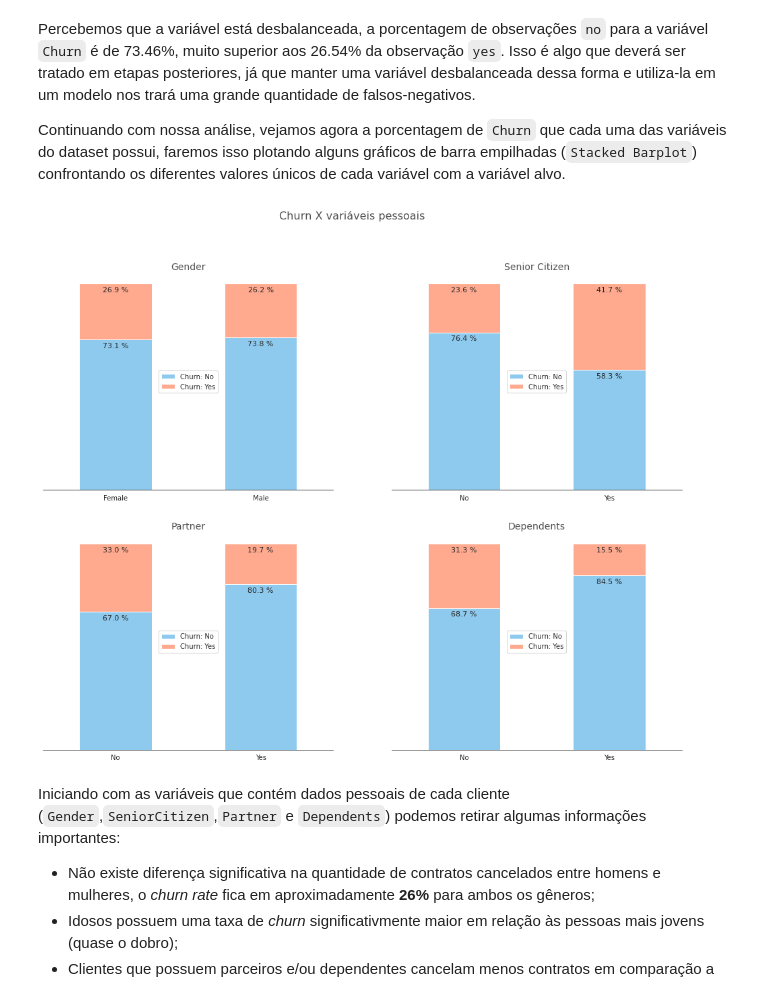
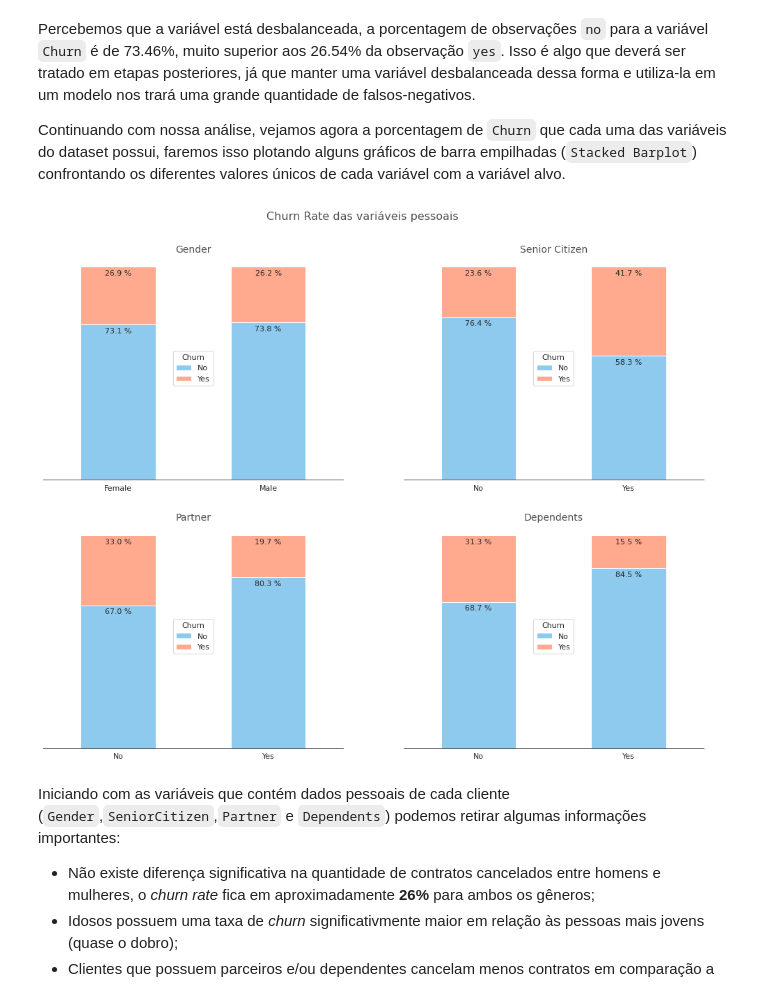
Before and after one commit to LuisCSGuimaraes/ChurnPrediction, a Jupyter notebook: Notebook/Churn Prediction.ipynb, the cells around one changed output. Cells and saved outputs as stored; diff of their text form; code cells hidden in the pictures.

```diff
--- a/Notebook/Churn Prediction.ipynb
+++ b/Notebook/Churn Prediction.ipynb
@@ -452,7 +452,7 @@ df_dependents = pd.crosstab(index = df_clean.Dependents,
 
 #Criando a figura
 fig, ax = plt.subplots(figsize=(17, 13), ncols=2, nrows=2)
-st = fig.suptitle("Churn X variáveis pessoais", fontsize="16", color=cinza_texto)
+st = fig.suptitle("Churn Rate das variáveis pessoais", fontsize="16", color=cinza_texto, y=.95)
 
 #Plotando
 ax1=df_gender.plot(kind='bar',
@@ -499,8 +499,9 @@ ax1.set_title("Gender",
 ax1.set_xlabel(None)
 ax1.set_ylabel(None)
 ax1.set_yticklabels([])
-ax1.legend(['Churn: No','Churn: Yes'],
-           loc="center")
+ax1.legend(['No','Yes'],
+           loc="center",
+           title="Churn")
 ax1.tick_params(rotation='auto')
 
 ax2.set_title("Senior Citizen",
@@ -510,8 +511,9 @@ ax2.set_xticklabels(['No','Yes'])
 ax2.set_xlabel(None)
 ax2.set_ylabel(None)
 ax2.set_yticklabels([])
-ax2.legend(['Churn: No','Churn: Yes'],
-           loc="center")
+ax2.legend(['No','Yes'],
+           loc="center",
+           title="Churn")
 ax2.tick_params(rotation='auto')
 
 ax3.set_title("Partner",
@@ -520,8 +522,9 @@ ax3.set_title("Partner",
 ax3.set_xlabel(None)
 ax3.set_ylabel(None)
 ax3.set_yticklabels([])
-ax3.legend(['Churn: No','Churn: Yes'],
-           loc="center")
+ax3.legend(['No','Yes'],
+           loc="center",
+           title="Churn")
 ax3.tick_params(rotation='auto')
 
 ax4.set_title("Dependents",
@@ -530,8 +533,9 @@ ax4.set_title("Dependents",
 ax4.set_xlabel(None)
 ax4.set_ylabel(None)
 ax4.set_yticklabels([])
-ax4.legend(['Churn: No','Churn: Yes'],
-           loc="center")
+ax4.legend(['No','Yes'],
+           loc="center",
+           title="Churn")
 ax4.tick_params(rotation='auto')
 
 #Inserindo a porcentagem de cada observação dentro do plot
@@ -550,34 +554,35 @@ for p in ax2.patches:
             x, y = p.get_xy()
             ax2.text(x+width/2,
             y+height-3,
             '{:.1f} %'.format(height),
             horizontalalignment='center',
             verticalalignment='center',
             fontsize=11)
 
 for p in ax3.patches:
             width, height = p.get_width(), p.get_height()
             x, y = p.get_xy()
             ax3.text(x+width/2,
             y+height-3,
             '{:.1f} %'.format(height),
             horizontalalignment='center',
             verticalalignment='center',
             fontsize=11)
 
 for p in ax4.patches:
             width, height = p.get_width(), p.get_height()
             x, y = p.get_xy()
             ax4.text(x+width/2,
             y+height-3,
             '{:.1f} %'.format(height),
             horizontalalignment='center',
             verticalalignment='center',
             fontsize=11)
 
+#Exibindo
 plt.show()
 # %% [output]
-[figure, old version]
+[figure, new version]
 # %% [markdown]
 Iniciando com as variáveis que contém dados pessoais de cada cliente (`Gender`,`SeniorCitizen`,`Partner` e `Dependents`) podemos retirar algumas informações importantes:
 
```
Also changed, not shown: parts of 4 cells of this notebook.
